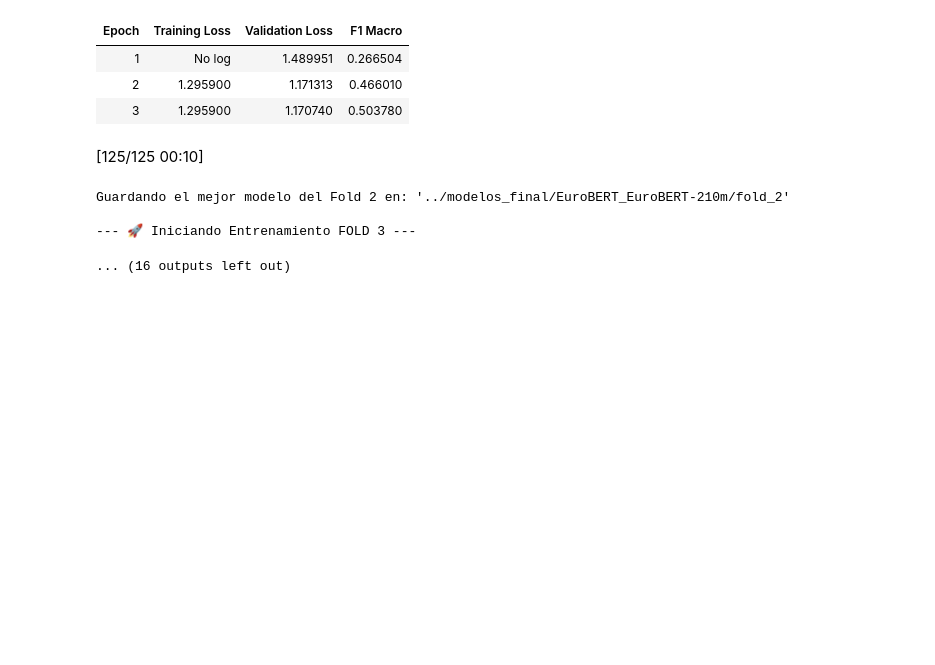
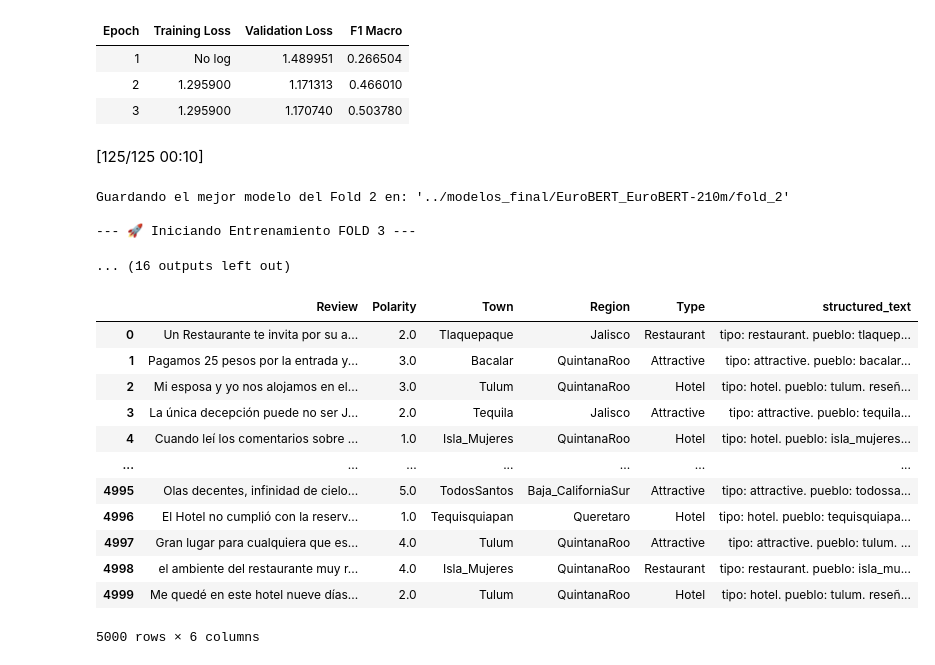
Before and after one commit to Joafp/Desafio_NLP_UNAM, a Jupyter notebook: notebooks/entrenamiento_modelos.ipynb, the cells around one changed output. Drawn from its saved outputs; the diff is of its cells as text; code cells hidden in the pictures; blank space fills up the shorter version.

```diff
--- a/notebooks/entrenamiento_modelos.ipynb
+++ b/notebooks/entrenamiento_modelos.ipynb
@@ -224,3 +224,19 @@ Guardando el mejor modelo del Fold 2 en: '../modelos_final/EuroBERT_EuroBERT-210
 
 --- 🚀 Iniciando Entrenamiento FOLD 3 ---
 ... (16 outputs left out)
+# %%
+df_train
+# %% [output]
+|  | Review | Polarity | Town | Region | Type | structured_text |
+| 0 | Un Restaurante te invita por su a... | 2.0 | Tlaquepaque | Jalisco | Restaurant | tipo: restaurant. pueblo: tlaquep... |
+| 1 | Pagamos 25 pesos por la entrada y... | 3.0 | Bacalar | QuintanaRoo | Attractive | tipo: attractive. pueblo: bacalar... |
+| 2 | Mi esposa y yo nos alojamos en el... | 3.0 | Tulum | QuintanaRoo | Hotel | tipo: hotel. pueblo: tulum. reseñ... |
+| 3 | La única decepción puede no ser J... | 2.0 | Tequila | Jalisco | Attractive | tipo: attractive. pueblo: tequila... |
+| 4 | Cuando leí los comentarios sobre ... | 1.0 | Isla_Mujeres | QuintanaRoo | Hotel | tipo: hotel. pueblo: isla_mujeres... |
+| ... | ... | ... | ... | ... | ... | ... |
+| 4995 | Olas decentes, infinidad de cielo... | 5.0 | TodosSantos | Baja_CaliforniaSur | Attractive | tipo: attractive. pueblo: todossa... |
+| 4996 | El Hotel no cumplió con la reserv... | 1.0 | Tequisquiapan | Queretaro | Hotel | tipo: hotel. pueblo: tequisquiapa... |
+| 4997 | Gran lugar para cualquiera que es... | 4.0 | Tulum | QuintanaRoo | Attractive | tipo: attractive. pueblo: tulum. ... |
+| 4998 | el ambiente del restaurante muy r... | 4.0 | Isla_Mujeres | QuintanaRoo | Restaurant | tipo: restaurant. pueblo: isla_mu... |
+| 4999 | Me quedé en este hotel nueve días... | 2.0 | Tulum | QuintanaRoo | Hotel | tipo: hotel. pueblo: tulum. reseñ... |
+5000 rows × 6 columns
```
Also changed, not shown: parts of 7 cells of this notebook, 2 other files.
